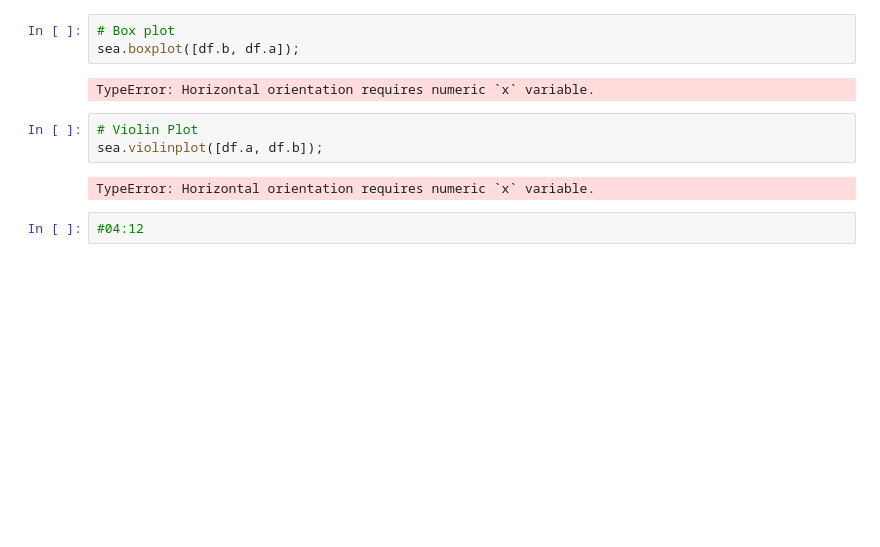
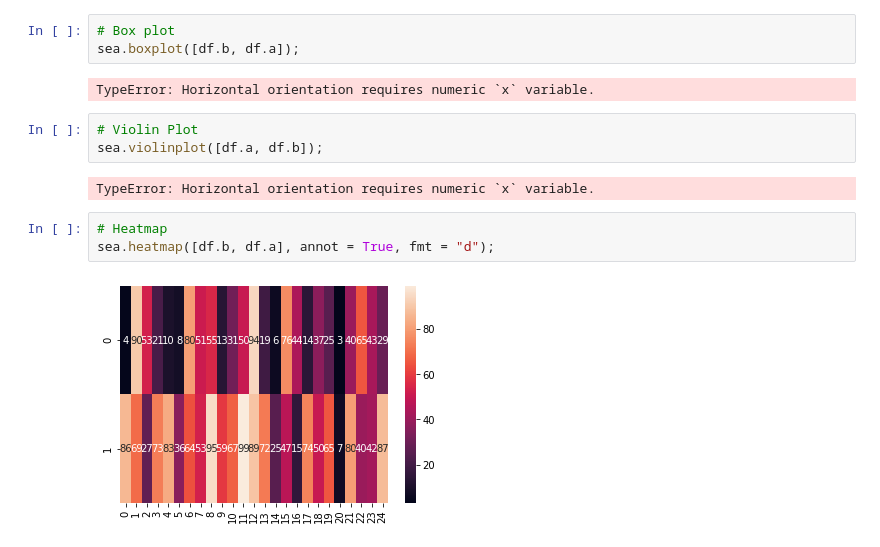
Before and after one commit to leonardodamata/Python_Analise_Dados, a Jupyter notebook: seaborn.ipynb, the cells around one changed output. Saved outputs shown, nothing was run; the diff lists cells and outputs as text; blank space fills up the shorter version.

```diff
--- a/seaborn.ipynb
+++ b/seaborn.ipynb
@@ -88,4 +88,7 @@ sea.violinplot([df.a, df.b]);
 # %% [output]
 TypeError: Horizontal orientation requires numeric `x` variable.
 # %%
-#04:12
+# Heatmap
+sea.heatmap([df.b, df.a], annot = True, fmt = "d");
+# %% [output]
+[figure, added]
```
Also changed, not shown: parts of 16 cells of this notebook, 1 other file.
